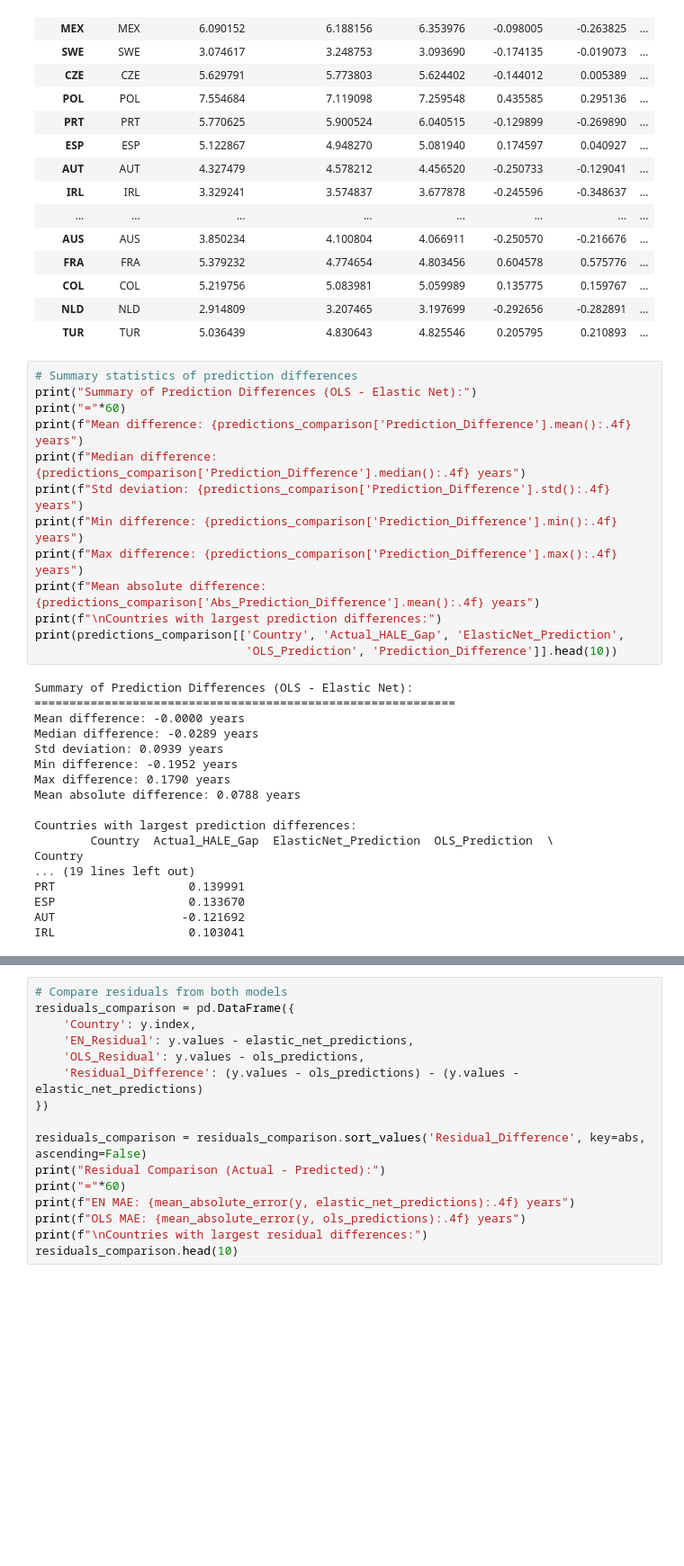
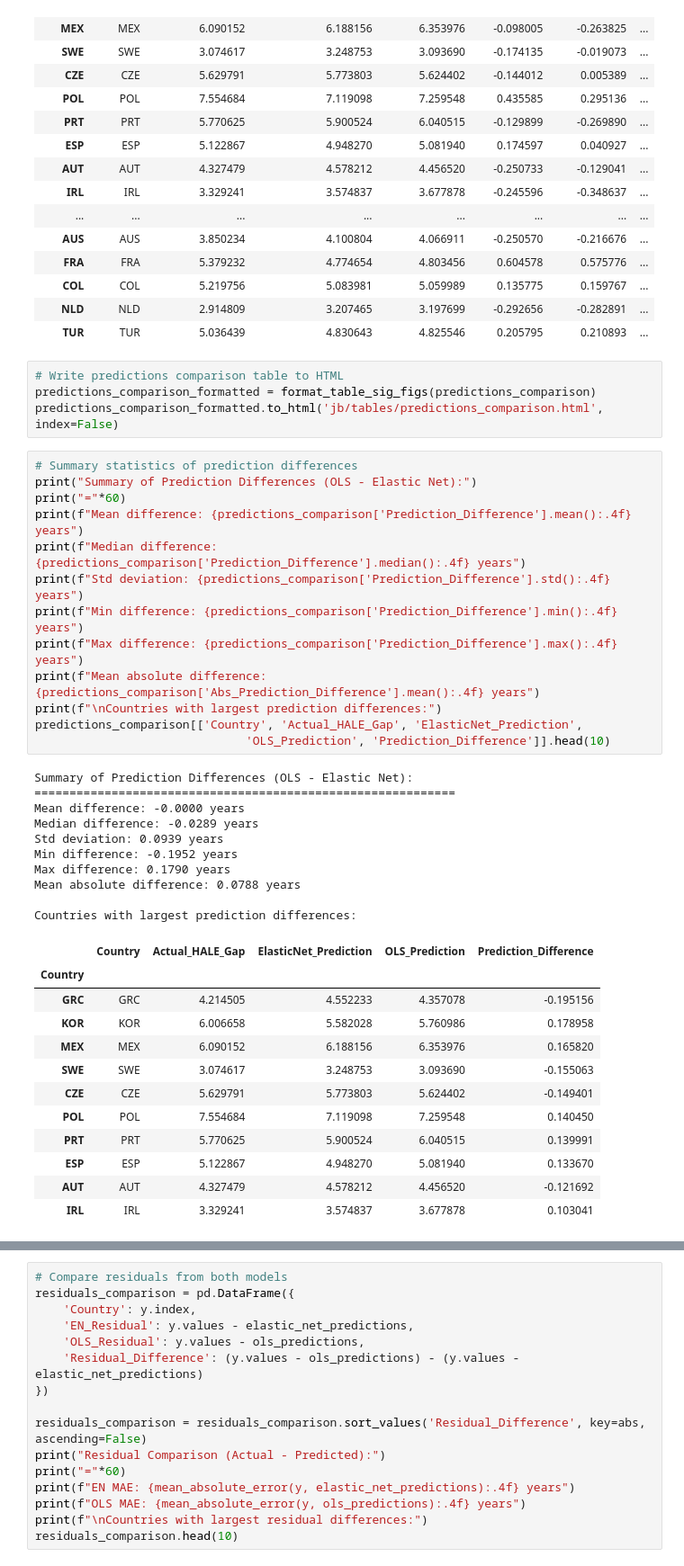
Before and after one commit to AllenDowney/EqualityWEF, a Jupyter notebook: HALE/model2.ipynb, the cells around one changed output, grey strips where cells are left out. Shown: that part at 90% size. Drawn from its saved outputs; the diff is of its cells as text; blank space fills up the shorter version.

```diff
--- a/HALE/model2.ipynb
+++ b/HALE/model2.ipynb
@@ -702,37 +809,46 @@ predictions_comparison
 | COL | COL | 5.219756 | 5.083981 | 5.059989 | 0.135775 | 0.159767 | ... |
 | NLD | NLD | 2.914809 | 3.207465 | 3.197699 | -0.292656 | -0.282891 | ... |
 | TUR | TUR | 5.036439 | 4.830643 | 4.825546 | 0.205795 | 0.210893 | ... |
+# %%
+# Write predictions comparison table to HTML
+predictions_comparison_formatted = format_table_sig_figs(predictions_comparison)
+predictions_comparison_formatted.to_html('jb/tables/predictions_comparison.html', index=False)
 # %%
 # Summary statistics of prediction differences
 print("Summary of Prediction Differences (OLS - Elastic Net):")
 print("="*60)
 print(f"Mean difference: {predictions_comparison['Prediction_Difference'].mean():.4f} years")
 print(f"Median difference: {predictions_comparison['Prediction_Difference'].median():.4f} years")
 print(f"Std deviation: {predictions_comparison['Prediction_Difference'].std():.4f} years")
 print(f"Min difference: {predictions_comparison['Prediction_Difference'].min():.4f} years")
 print(f"Max difference: {predictions_comparison['Prediction_Difference'].max():.4f} years")
 print(f"Mean absolute difference: {predictions_comparison['Abs_Prediction_Difference'].mean():.4f} years")
 print(f"\nCountries with largest prediction differences:")
-print(predictions_comparison[['Country', 'Actual_HALE_Gap', 'ElasticNet_Prediction',
-                              'OLS_Prediction', 'Prediction_Difference']].head(10))
+predictions_comparison[['Country', 'Actual_HALE_Gap', 'ElasticNet_Prediction',
+                              'OLS_Prediction', 'Prediction_Difference']].head(10)
 # %% [output]
 Summary of Prediction Differences (OLS - Elastic Net):
 ============================================================
 Mean difference: -0.0000 years
 Median difference: -0.0289 years
 Std deviation: 0.0939 years
 Min difference: -0.1952 years
 Max difference: 0.1790 years
 Mean absolute difference: 0.0788 years
 
 Countries with largest prediction differences:
-        Country  Actual_HALE_Gap  ElasticNet_Prediction  OLS_Prediction  \
-Country
-... (19 lines left out)
-PRT                   0.139991
-ESP                   0.133670
-AUT                  -0.121692
-IRL                   0.103041
+|  | Country | Actual_HALE_Gap | ElasticNet_Prediction | OLS_Prediction | Prediction_Difference |
+| Country |  |  |  |  |  |
+| GRC | GRC | 4.214505 | 4.552233 | 4.357078 | -0.195156 |
+| KOR | KOR | 6.006658 | 5.582028 | 5.760986 | 0.178958 |
+| MEX | MEX | 6.090152 | 6.188156 | 6.353976 | 0.165820 |
+| SWE | SWE | 3.074617 | 3.248753 | 3.093690 | -0.155063 |
+| CZE | CZE | 5.629791 | 5.773803 | 5.624402 | -0.149401 |
+| POL | POL | 7.554684 | 7.119098 | 7.259548 | 0.140450 |
+| PRT | PRT | 5.770625 | 5.900524 | 6.040515 | 0.139991 |
+| ESP | ESP | 5.122867 | 4.948270 | 5.081940 | 0.133670 |
+| AUT | AUT | 4.327479 | 4.578212 | 4.456520 | -0.121692 |
+| IRL | IRL | 3.329241 | 3.574837 | 3.677878 | 0.103041 |
 # %%
 # Visualize prediction differences
 fig, axes = plt.subplots(1, 2, figsize=(14, 5))
```
Also changed, not shown: parts of 33 cells of this notebook, 2 other files.
